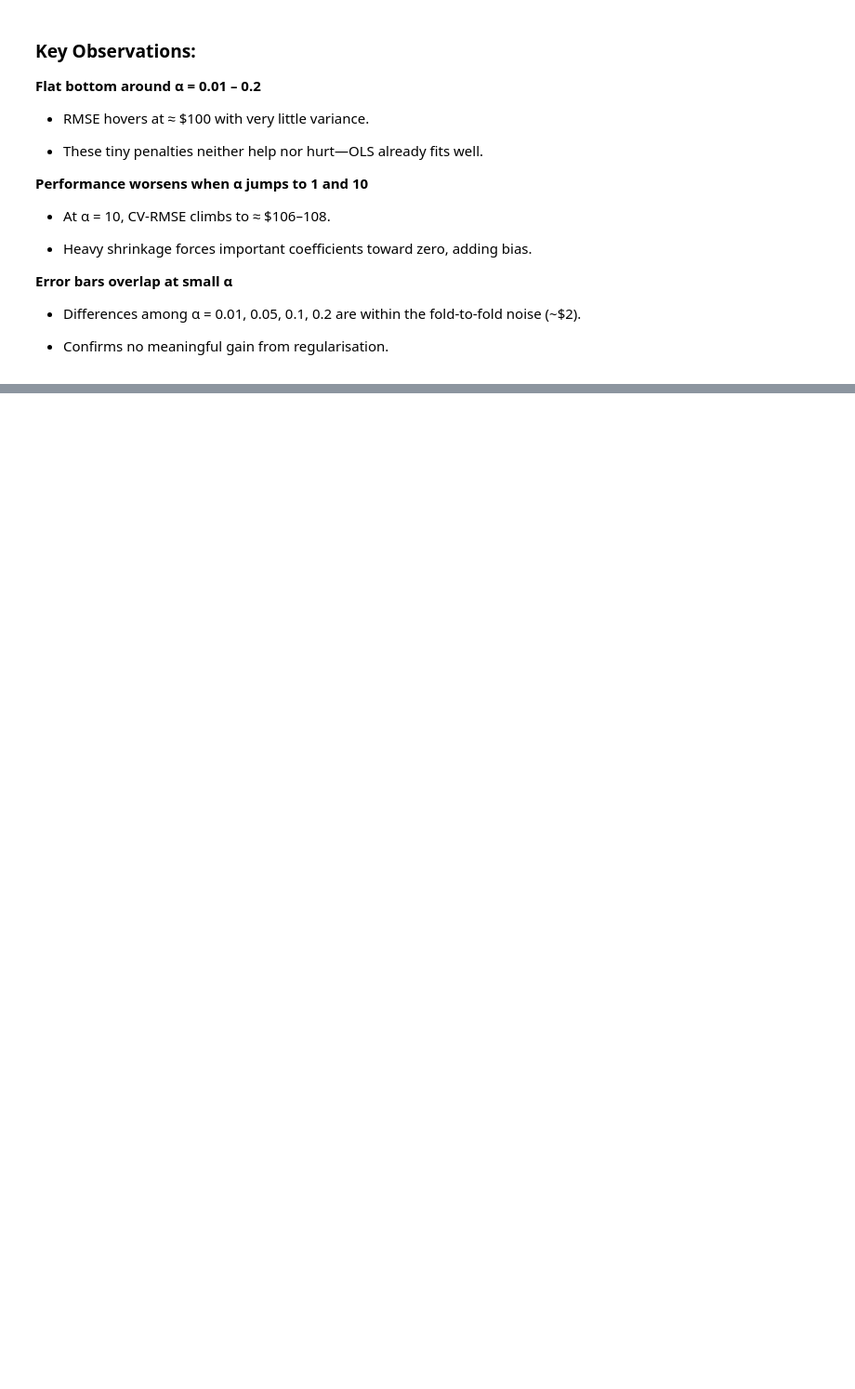
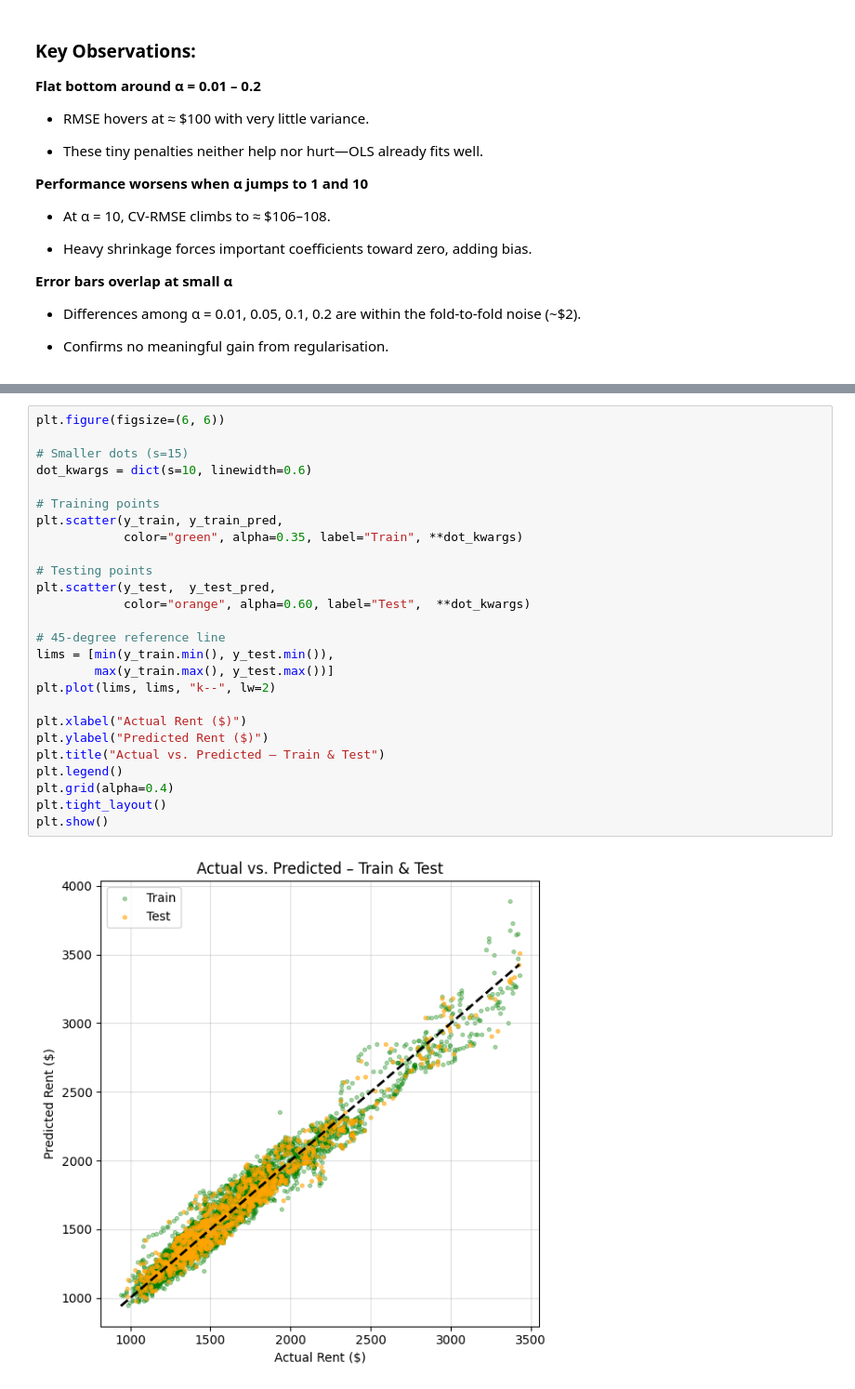
Before and after one commit to SwetaKumariPrasad/Rent-Prediction, a Jupyter notebook: RentPredictionBaselineModel.ipynb, the cells around one changed output, grey strips where cells are left out. Shown: that part at 93% size. Cells and saved outputs as stored; diff of their text form; blank space fills up the shorter version.

```diff
--- a/RentPredictionBaselineModel.ipynb
+++ b/RentPredictionBaselineModel.ipynb
@@ -313,0 +360,28 @@ plt.show()
+# %%
+plt.figure(figsize=(6, 6))
+
+# Smaller dots (s=15)
+dot_kwargs = dict(s=10, linewidth=0.6)
+
+# Training points
+plt.scatter(y_train, y_train_pred,
+            color="green", alpha=0.35, label="Train", **dot_kwargs)
+
+# Testing points
+plt.scatter(y_test,  y_test_pred,
+            color="orange", alpha=0.60, label="Test",  **dot_kwargs)
+
+# 45-degree reference line
+lims = [min(y_train.min(), y_test.min()),
+        max(y_train.max(), y_test.max())]
+plt.plot(lims, lims, "k--", lw=2)
+
+plt.xlabel("Actual Rent ($)")
+plt.ylabel("Predicted Rent ($)")
+plt.title("Actual vs. Predicted – Train & Test")
+plt.legend()
+plt.grid(alpha=0.4)
+plt.tight_layout()
+plt.show()
+# %% [output]
+[figure, added]
```
Also changed, not shown: parts of 8 cells of this notebook.
